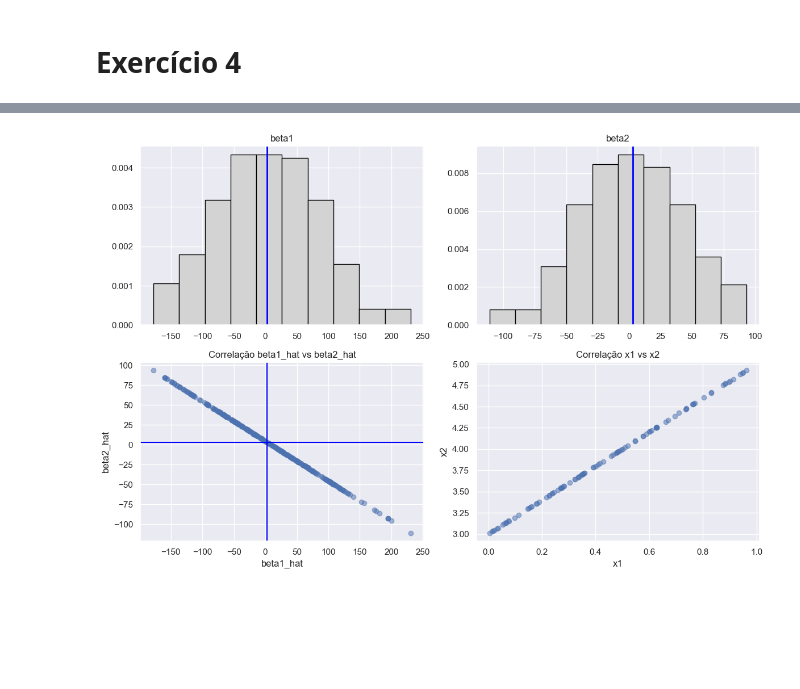
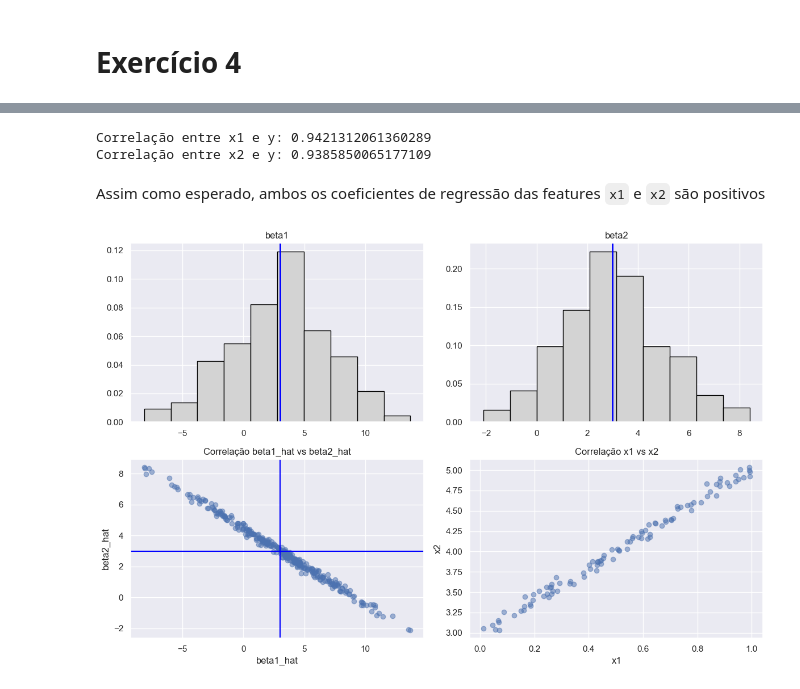
Before and after one commit to Nagi0/listasFECD-B, a Jupyter notebook: listas/lista3/lista3-FECD_B-Bruno Leal Fonseca.ipynb, the cells around one changed output, grey strips where cells are left out. Saved outputs shown, nothing was run; the diff lists cells and outputs as text; code cells hidden in the pictures; blank space fills up the shorter version.

```diff
--- a/listas/lista3/lista3-FECD_B-Bruno Leal Fonseca.ipynb
+++ b/listas/lista3/lista3-FECD_B-Bruno Leal Fonseca.ipynb
@@ -344,7 +346,7 @@ Max: 78.99087585940849
 # %%
 size = 100
 
-noise = np.random.normal(0, 0.05**2, size=size)
+noise = np.random.normal(0, 0.05, size=size)
 x1 = np.random.uniform(0, 1, size=size)
 x2 = 3 + 2*x1 + noise
 
@@ -377,43 +388,54 @@ strong multicollinearity or other numerical problems.
+# %%
+cor_x1_y = sim_df['x1'].corr(sim_df['y'])
+cor_x2_y = sim_df['x2'].corr(sim_df['y'])
+
+print(f"Correlação entre x1 e y: {cor_x1_y}")
+print(f"Correlação entre x2 e y: {cor_x2_y}")
+# %% [output]
+Correlação entre x1 e y: 0.9421312061360289
+Correlação entre x2 e y: 0.9385850065177109
+# %% [markdown]
+Assim como esperado, ambos os coeficientes de regressão das features `x1` e `x2` são positivos
+# %%
+size = 100
+num_sim = 300
+beta_sims = np.zeros((3, num_sim))
+
+noise = np.random.normal(0, 0.05, size=size)
+x1 = np.random.uniform(0, 1, size=size)
+x2 = 3 + 2*x1 + noise
+sim_df = pd.DataFrame({"x1": x1, "x2": x2})
+sim_const = sm.add_constant(sim_df)
+
+for idx in range(num_sim):
+    epsilon = np.random.normal(0, 1, size=size)
+    y = 10 + 3*x1 + 3*x2 + epsilon
+    simj = sm.OLS(y, sim_const).fit()
+    beta_sims[:, idx] = simj.params
 # %%
-size = 100
-num_sim = 300
-beta_sims = np.zeros((3, num_sim))
-
-noise = np.random.normal(0, 0.05**2, size=size)
-x1 = np.random.uniform(0, 1, size=size)
-x2 = 3 + 2*x1 + noise
-sim_df = pd.DataFrame({"x1": x1, "x2": x2})
-sim_const = sm.add_constant(sim_df)
-
-for idx in range(num_sim):
-    epsilon = np.random.normal(0, 1, size=size)
-    y = 10 + 3*x1 + 3*x2 + epsilon
-    simj = sm.OLS(y, sim_const).fit()
-    beta_sims[:, idx] = simj.params
-
 fig, axs = plt.subplots(2, 2, figsize=(12, 8))
 
 axs[0, 0].hist(beta_sims[1, :], density=True, color='lightgray', edgecolor='black')
 axs[0, 0].axvline(x=3, color='blue', linewidth=2)
 axs[0, 0].set_title("beta1")
 
 axs[0, 1].hist(beta_sims[2, :], density=True, color='lightgray', edgecolor='black')
 axs[0, 1].axvline(x=3, color='blue', linewidth=2)
 axs[0, 1].set_title("beta2")
 
 axs[1, 0].scatter(beta_sims[1, :], beta_sims[2, :], alpha=0.5)
 axs[1, 0].axvline(x=3, color='blue')
 axs[1, 0].axhline(y=3, color='blue')
 axs[1, 0].set_xlabel("beta1_hat")
 axs[1, 0].set_ylabel("beta2_hat")
 axs[1, 0].set_title("Correlação beta1_hat vs beta2_hat")
 
 axs[1, 1].scatter(x1, x2, alpha=0.5)
 axs[1, 1].set_xlabel("x1")
 axs[1, 1].set_ylabel("x2")
 axs[1, 1].set_title("Correlação x1 vs x2")
 
 plt.tight_layout()
 plt.show()
 # %% [output]
-[figure, old version]
+[figure, new version]
```
Also changed, not shown: parts of 15 cells of this notebook.
